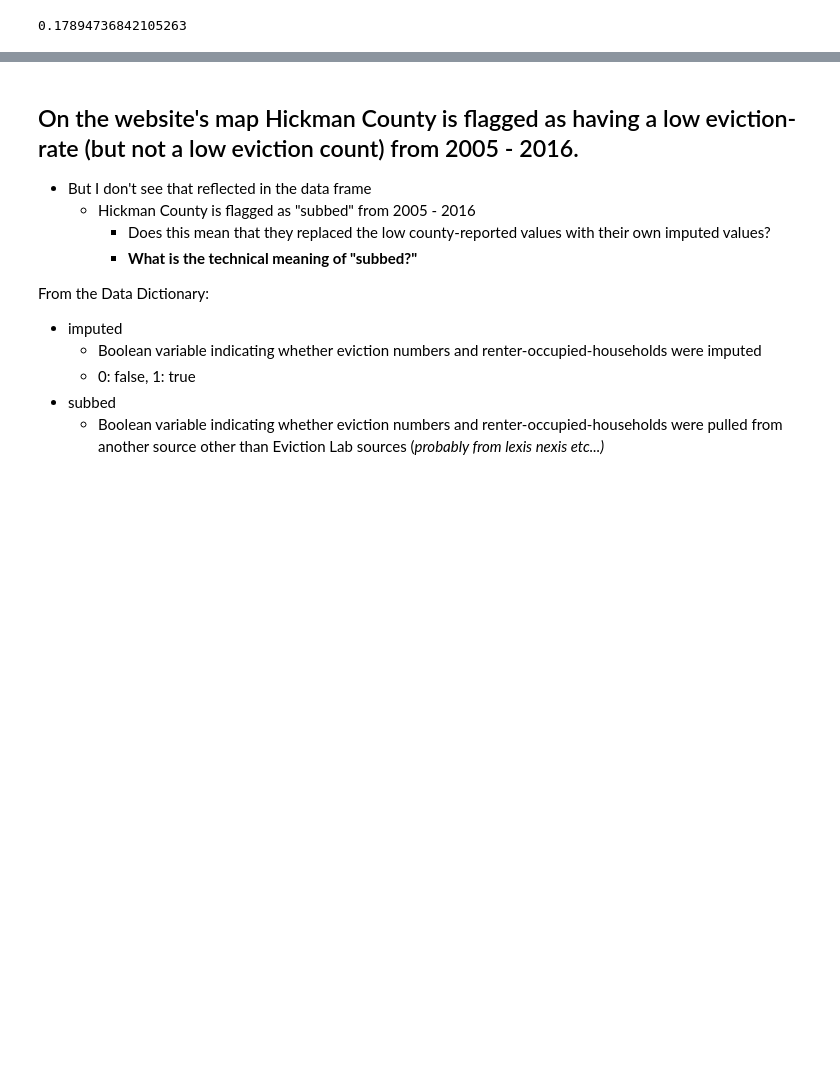
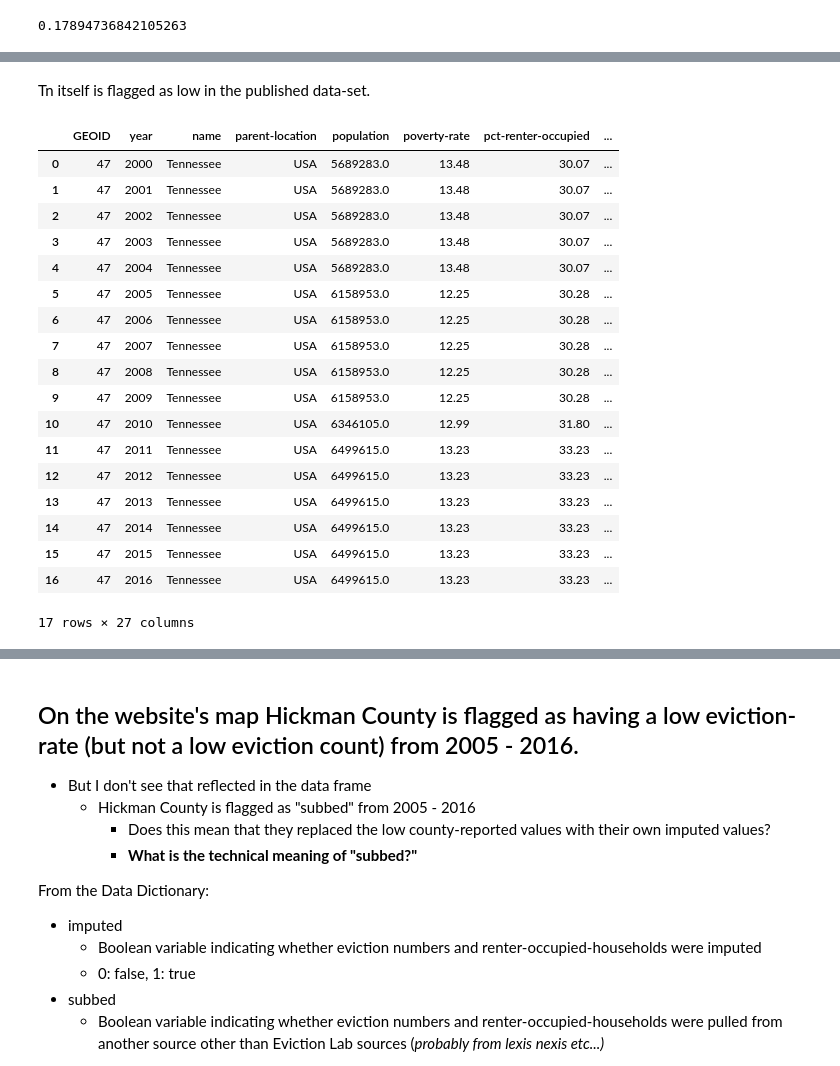
Before and after one commit to paulo-g-martinez/eviction-lab-tn-nss-capstone, a Jupyter notebook: enhancing-statistical-rigor.ipynb, the cells around one changed output, grey strips where cells are left out. Saved outputs shown, nothing was run; the diff lists cells and outputs as text; code cells hidden in the pictures; blank space fills up the shorter version.

```diff
--- a/enhancing-statistical-rigor.ipynb
+++ b/enhancing-statistical-rigor.ipynb
@@ -170,0 +199,25 @@ len(set(counties_evicts_df[counties_evicts_df['low-flag'] != 0].name))/len(set(c
+# %% [markdown]
+Tn itself is flagged as low in the published data-set.
+# %%
+main_df = pd.read_csv('data/all.csv')
+main_df[main_df.name == "Tennessee"].reset_index(drop = True)
+# %% [output]
+|  | GEOID | year | name | parent-location | population | poverty-rate | pct-renter-occupied | ... |
+| 0 | 47 | 2000 | Tennessee | USA | 5689283.0 | 13.48 | 30.07 | ... |
+| 1 | 47 | 2001 | Tennessee | USA | 5689283.0 | 13.48 | 30.07 | ... |
+| 2 | 47 | 2002 | Tennessee | USA | 5689283.0 | 13.48 | 30.07 | ... |
+| 3 | 47 | 2003 | Tennessee | USA | 5689283.0 | 13.48 | 30.07 | ... |
+| 4 | 47 | 2004 | Tennessee | USA | 5689283.0 | 13.48 | 30.07 | ... |
+| 5 | 47 | 2005 | Tennessee | USA | 6158953.0 | 12.25 | 30.28 | ... |
+| 6 | 47 | 2006 | Tennessee | USA | 6158953.0 | 12.25 | 30.28 | ... |
+| 7 | 47 | 2007 | Tennessee | USA | 6158953.0 | 12.25 | 30.28 | ... |
+| 8 | 47 | 2008 | Tennessee | USA | 6158953.0 | 12.25 | 30.28 | ... |
+| 9 | 47 | 2009 | Tennessee | USA | 6158953.0 | 12.25 | 30.28 | ... |
+| 10 | 47 | 2010 | Tennessee | USA | 6346105.0 | 12.99 | 31.80 | ... |
+| 11 | 47 | 2011 | Tennessee | USA | 6499615.0 | 13.23 | 33.23 | ... |
+| 12 | 47 | 2012 | Tennessee | USA | 6499615.0 | 13.23 | 33.23 | ... |
+| 13 | 47 | 2013 | Tennessee | USA | 6499615.0 | 13.23 | 33.23 | ... |
+| 14 | 47 | 2014 | Tennessee | USA | 6499615.0 | 13.23 | 33.23 | ... |
+| 15 | 47 | 2015 | Tennessee | USA | 6499615.0 | 13.23 | 33.23 | ... |
+| 16 | 47 | 2016 | Tennessee | USA | 6499615.0 | 13.23 | 33.23 | ... |
+17 rows × 27 columns
```
Also changed, not shown: parts of 26 cells of this notebook.
